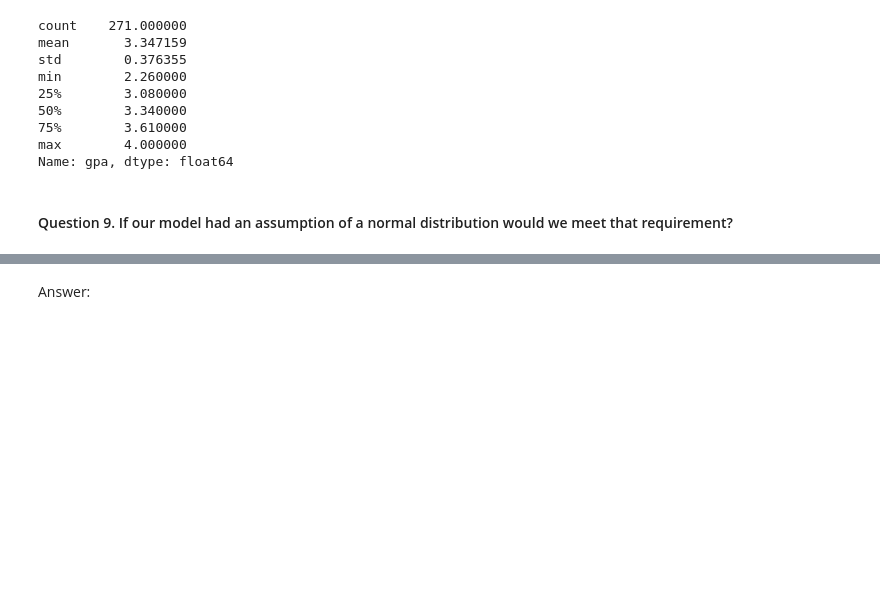
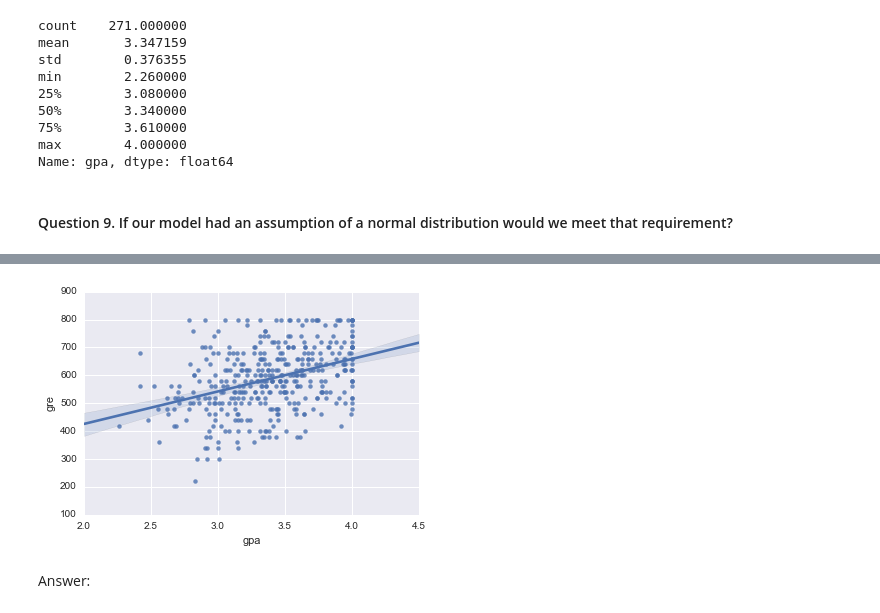
Before and after one commit to nicolairobles/DAT-NYC-37, a Jupyter notebook: MY_REPO/projects/unit-projects/project-2/starter-code/project2-starter.ipynb, the cells around one changed output, grey strips where cells are left out. Drawn from its saved outputs; the diff is of its cells as text; code cells hidden in the pictures; blank space fills up the shorter version.

```diff
--- a/MY_REPO/projects/unit-projects/project-2/starter-code/project2-starter.ipynb
+++ b/MY_REPO/projects/unit-projects/project-2/starter-code/project2-starter.ipynb
@@ -195,3 +204,7 @@ df.plot(kind='scatter', x='prestige', y='admit', ax=axs[0], figsize=(16, 8))
+# %%
+plt = sns.regplot("gpa", "gre", data=df)
+# %% [output]
+[figure, added]
 # %% [markdown]
 Answer:
 # %% [markdown]
```
Also changed, not shown: parts of 6 cells of this notebook, 9 other files.
